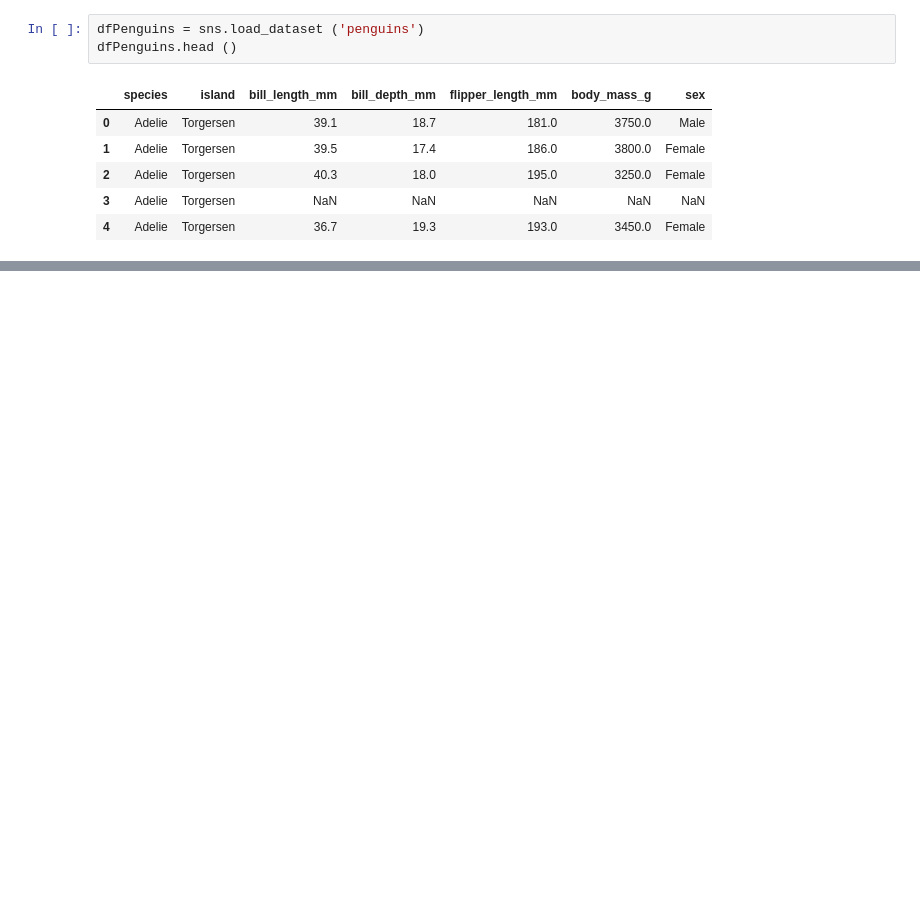
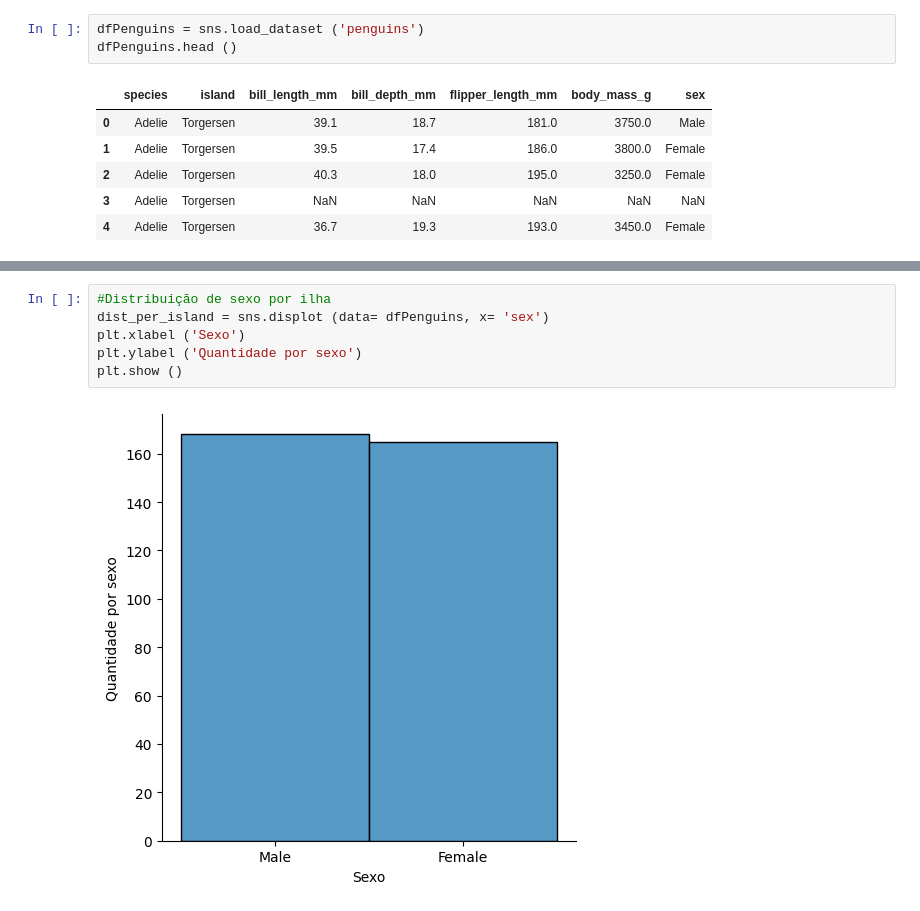
Before and after one commit to V1torCS0/avanti-bootcamp-cdd, a Jupyter notebook: notebooks/exercises/aula03-estatistica-descritiva/Conjunto1-penguins.ipynb, the cells around one changed output, grey strips where cells are left out. Saved outputs shown, nothing was run; the diff lists cells and outputs as text; blank space fills up the shorter version.

```diff
--- a/notebooks/exercises/aula03-estatistica-descritiva/Conjunto1-penguins.ipynb
+++ b/notebooks/exercises/aula03-estatistica-descritiva/Conjunto1-penguins.ipynb
@@ -103,0 +119,8 @@ dfPenguins.describe ()
+# %%
+#Distribuição de sexo por ilha
+dist_per_island = sns.displot (data= dfPenguins, x= 'sex')
+plt.xlabel ('Sexo')
+plt.ylabel ('Quantidade por sexo')
+plt.show ()
+# %% [output]
+[figure, added]
```
Also changed, not shown: parts of 13 cells of this notebook, 3 other files.
